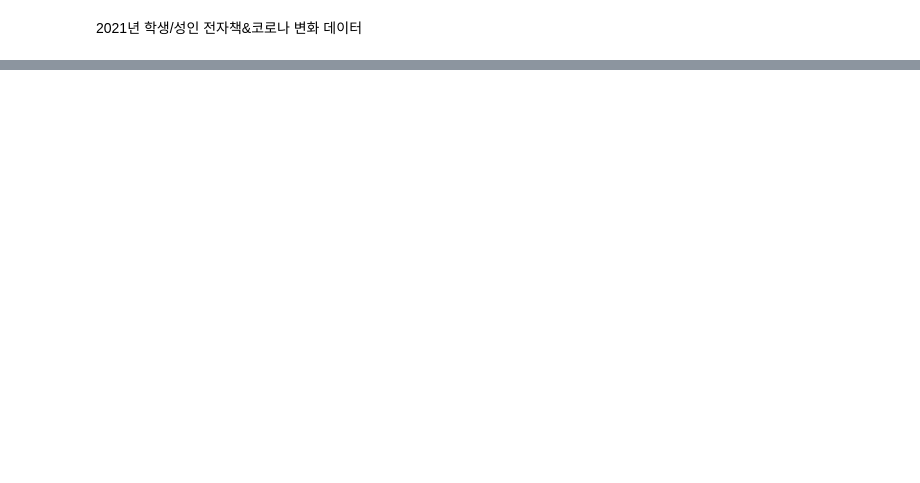
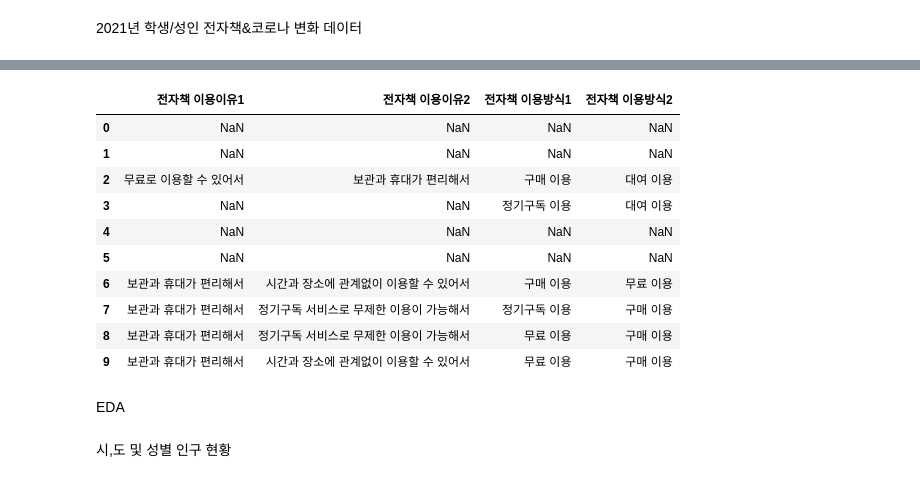
Before and after one commit to Yerial1125/semi_project, a Jupyter notebook: E조_세미프로젝트.ipynb, the cells around one changed output, grey strips where cells are left out. Drawn from its saved outputs; the diff is of its cells as text; code cells hidden in the pictures; blank space fills up the shorter version.

```diff
--- a/E조_세미프로젝트.ipynb
+++ b/E조_세미프로젝트.ipynb
@@ -396,3 +440,21 @@ IndentationError: expected an indented block (1395655085.py, line 9)
+# %%
+ebook_adult.head(10)
+# %% [output]
+|  | 전자책 이용이유1 | 전자책 이용이유2 | 전자책 이용방식1 | 전자책 이용방식2 |
+| 0 | NaN | NaN | NaN | NaN |
+| 1 | NaN | NaN | NaN | NaN |
+| 2 | 무료로 이용할 수 있어서 | 보관과 휴대가 편리해서 | 구매 이용 | 대여 이용 |
+| 3 | NaN | NaN | 정기구독 이용 | 대여 이용 |
+| 4 | NaN | NaN | NaN | NaN |
+| 5 | NaN | NaN | NaN | NaN |
+| 6 | 보관과 휴대가 편리해서 | 시간과 장소에 관계없이 이용할 수 있어서 | 구매 이용 | 무료 이용 |
+| 7 | 보관과 휴대가 편리해서 | 정기구독 서비스로 무제한 이용이 가능해서 | 정기구독 이용 | 구매 이용 |
+| 8 | 보관과 휴대가 편리해서 | 정기구독 서비스로 무제한 이용이 가능해서 | 무료 이용 | 구매 이용 |
+| 9 | 보관과 휴대가 편리해서 | 시간과 장소에 관계없이 이용할 수 있어서 | 무료 이용 | 구매 이용 |
 # %%
 total_Stu.columns
 total_Stu.info()
+# %% [markdown]
+EDA
+# %% [markdown]
+시,도 및 성별 인구 현황
```
Also changed, not shown: parts of 5 cells of this notebook.
